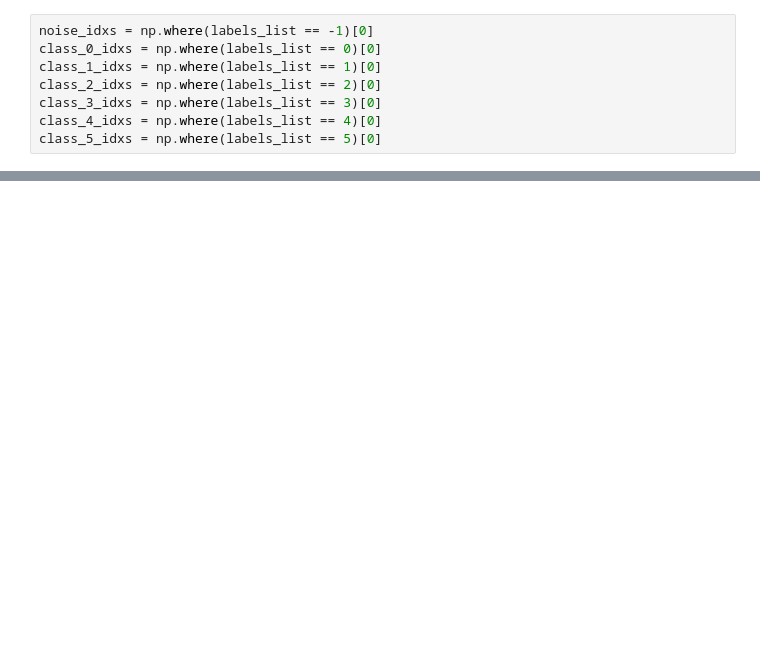
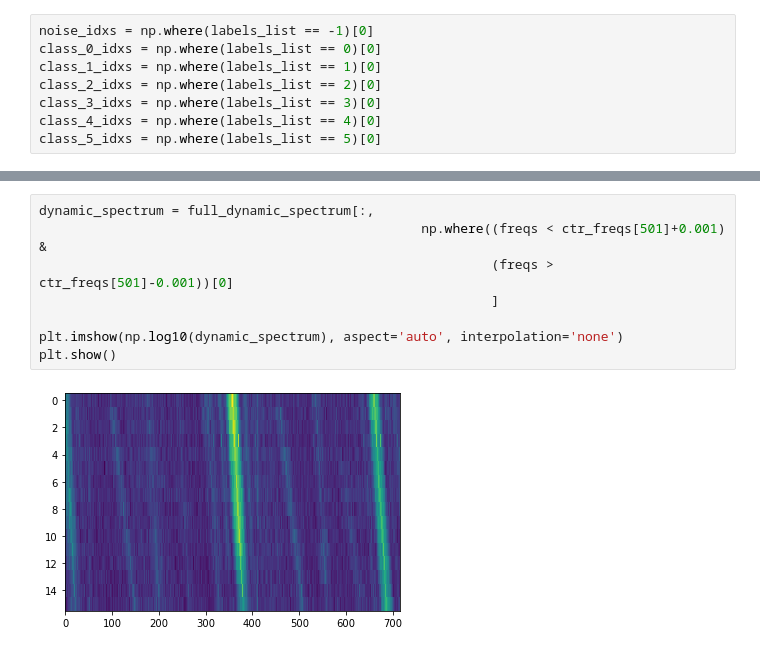
Before and after one commit to bjacobell/gbt-hdbscan, a Jupyter notebook: plot_clustered_waterfalls.ipynb, the cells around one changed output, grey strips where cells are left out. Drawn from its saved outputs; the diff is of its cells as text; blank space fills up the shorter version.

```diff
--- a/plot_clustered_waterfalls.ipynb
+++ b/plot_clustered_waterfalls.ipynb
@@ -64,0 +132,10 @@ plt.savefig('/datax/scratch/benjb/unclassified_hits.pdf', bbox_inches='tight')
+# %%
+dynamic_spectrum = full_dynamic_spectrum[:,
+                                                 np.where((freqs < ctr_freqs[501]+0.001) &
+                                                          (freqs > ctr_freqs[501]-0.001))[0]
+                                                          ]
+
+plt.imshow(np.log10(dynamic_spectrum), aspect='auto', interpolation='none')
+plt.show()
+# %% [output]
+[figure, added]
```
Also changed, not shown: parts of 7 cells of this notebook, 2 other files.
